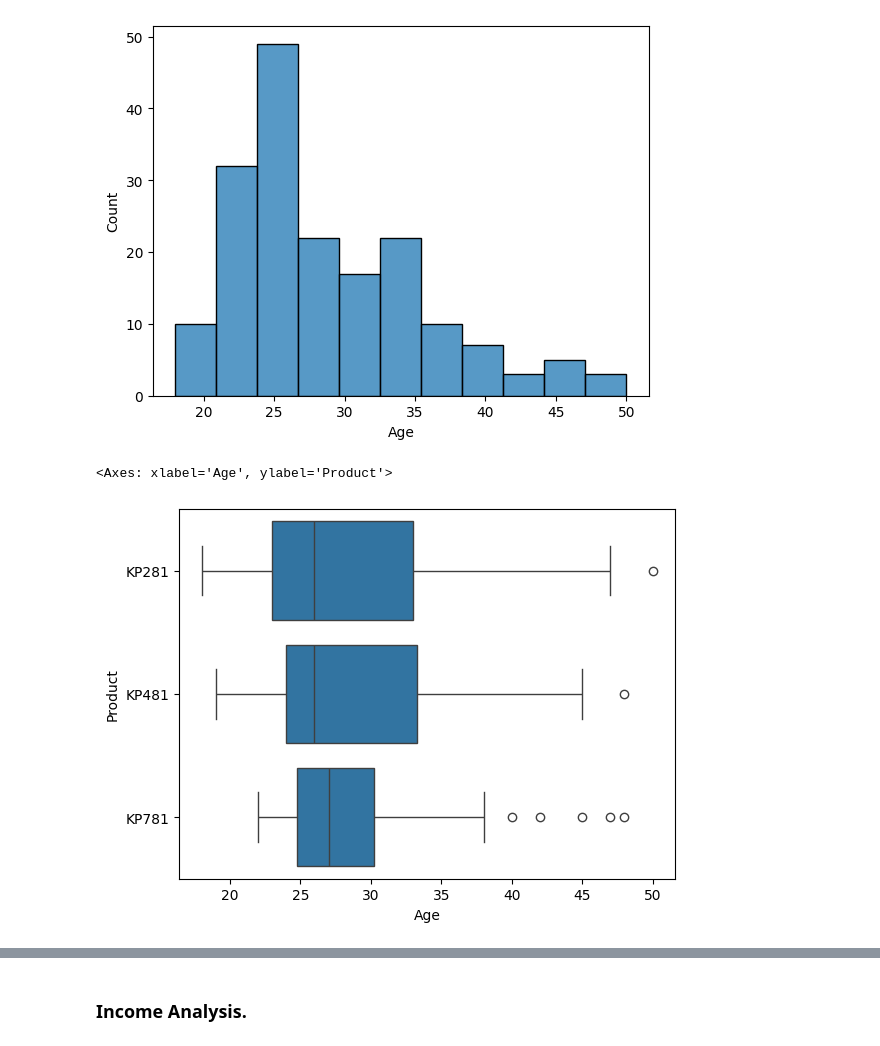
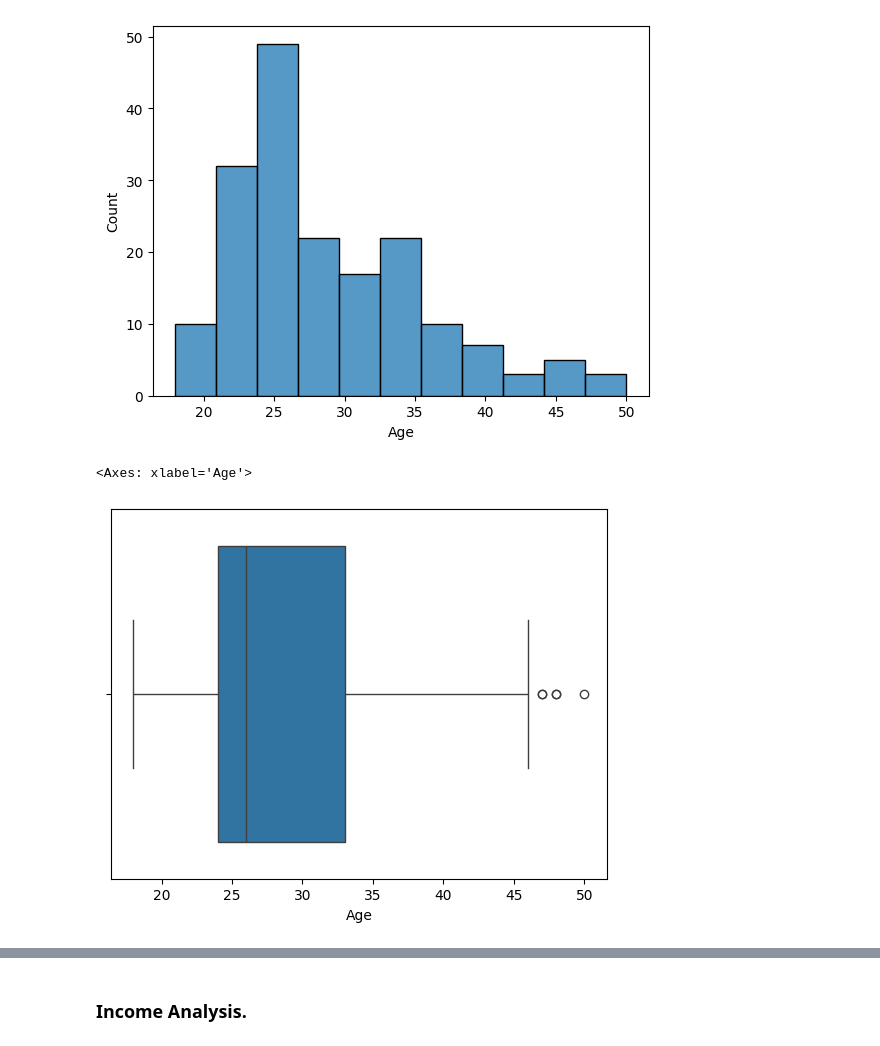
Before and after one commit to 2k4sm/aerofitAnalysis, a Jupyter notebook: aerofit_analysis.ipynb, the cells around one changed output, grey strips where cells are left out. Saved outputs shown, nothing was run; the diff lists cells and outputs as text; code cells hidden in the pictures.

```diff
--- a/aerofit_analysis.ipynb
+++ b/aerofit_analysis.ipynb
@@ -172,10 +184,10 @@ sns.histplot(data=df, x="Age")
 <Axes: xlabel='Age', ylabel='Count'>
 [figure]
 # %%
-sns.boxplot(data=df, x="Age", y="Product")
+sns.boxplot(data=df, x="Age")
 # %% [output]
-<Axes: xlabel='Age', ylabel='Product'>
+<Axes: xlabel='Age'>
-[figure, old version]
+[figure, new version]
 # %% [markdown]
 #### Age distribution of the customers
 
```
Also changed, not shown: parts of 34 cells of this notebook.
